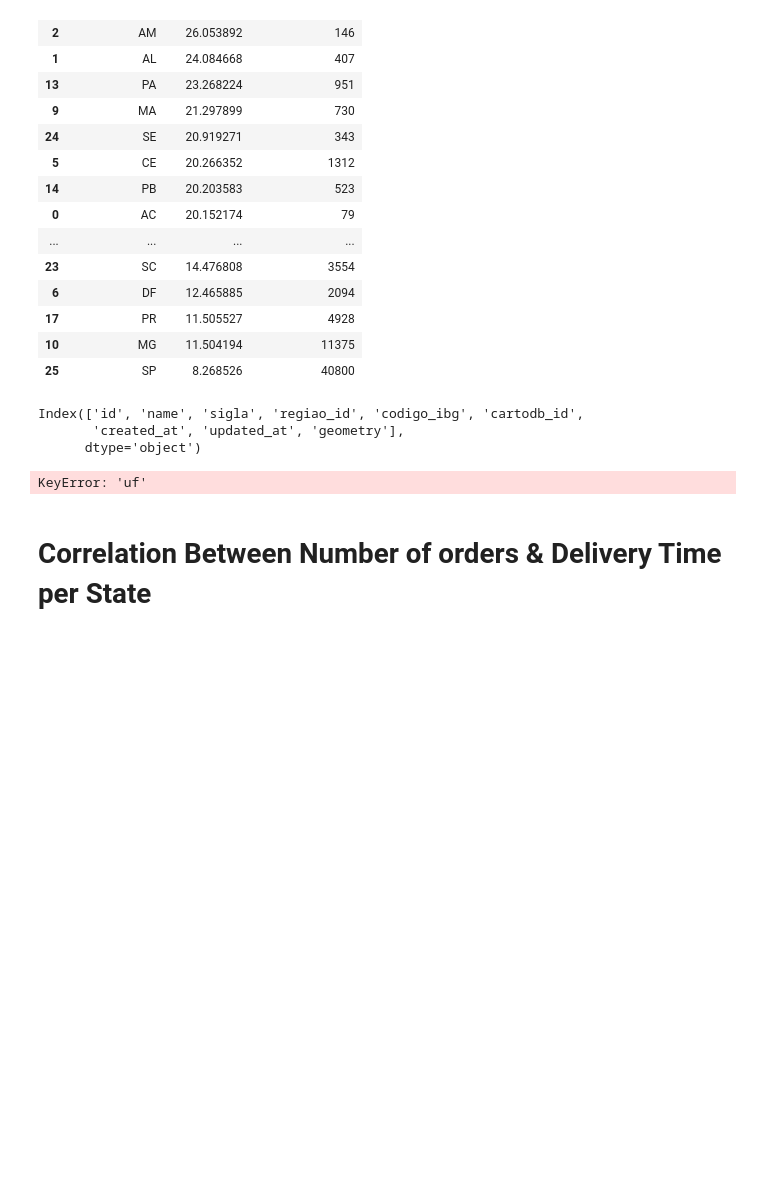
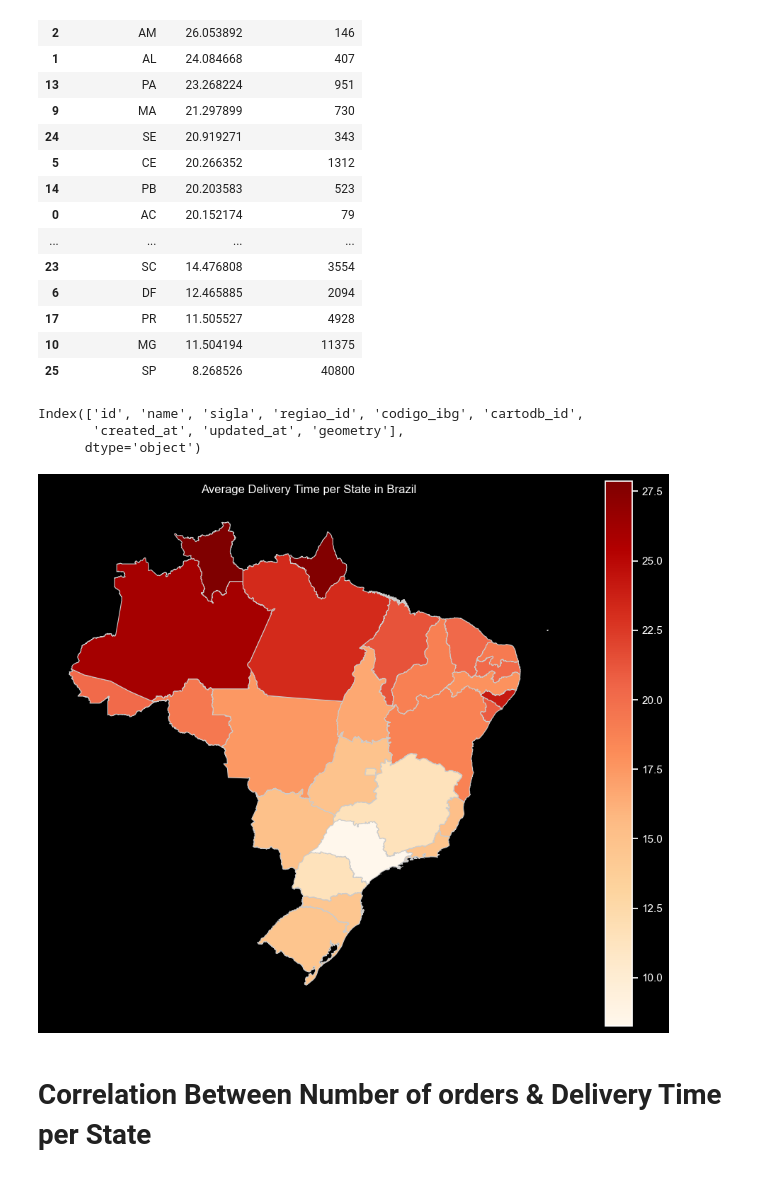
Before and after one commit to ReyanshSInha/Superstore_Analysis, a Jupyter notebook: Notebooks/2_EDA_and_Visualizations.ipynb, the cells around one changed output. Saved outputs shown, nothing was run; the diff lists cells and outputs as text; code cells hidden in the pictures; blank space fills up the shorter version.

```diff
--- a/Notebooks/2_EDA_and_Visualizations.ipynb
+++ b/Notebooks/2_EDA_and_Visualizations.ipynb
@@ -217,29 +217,29 @@ Correlation between delivery time and number of orders: -0.583
 # %%
 import geopandas as gpd
 
 brazil_states = gpd.read_file('../Data/brazil-states.geojson')  # or .shp file
 
 # Preview the column with state abbreviations (e.g., 'sigla' or 'uf')
 print(brazil_states.columns)
-merged_geo = brazil_states.merge(state_delivery, left_on='uf', right_on='customer_state')
+merged_geo = brazil_states.merge(state_delivery, left_on='sigla', right_on='customer_state')
 
 
 fig, ax = plt.subplots(figsize=(12, 10))
 merged_geo.plot(column='delivery_time',
                 cmap='OrRd',
                 linewidth=0.8,
                 edgecolor='0.8',
                 legend=True,
                 ax=ax)
 
 plt.title('Average Delivery Time per State in Brazil')
 plt.axis('off')
 plt.show()
 # %% [output]
 Index(['id', 'name', 'sigla', 'regiao_id', 'codigo_ibg', 'cartodb_id',
        'created_at', 'updated_at', 'geometry'],
       dtype='object')
-KeyError: 'uf'
+[figure, added]
 # %% [markdown]
 # Correlation Between Number of orders & Delivery Time per State
 # %%
```
Also changed, not shown: 1 other file.
